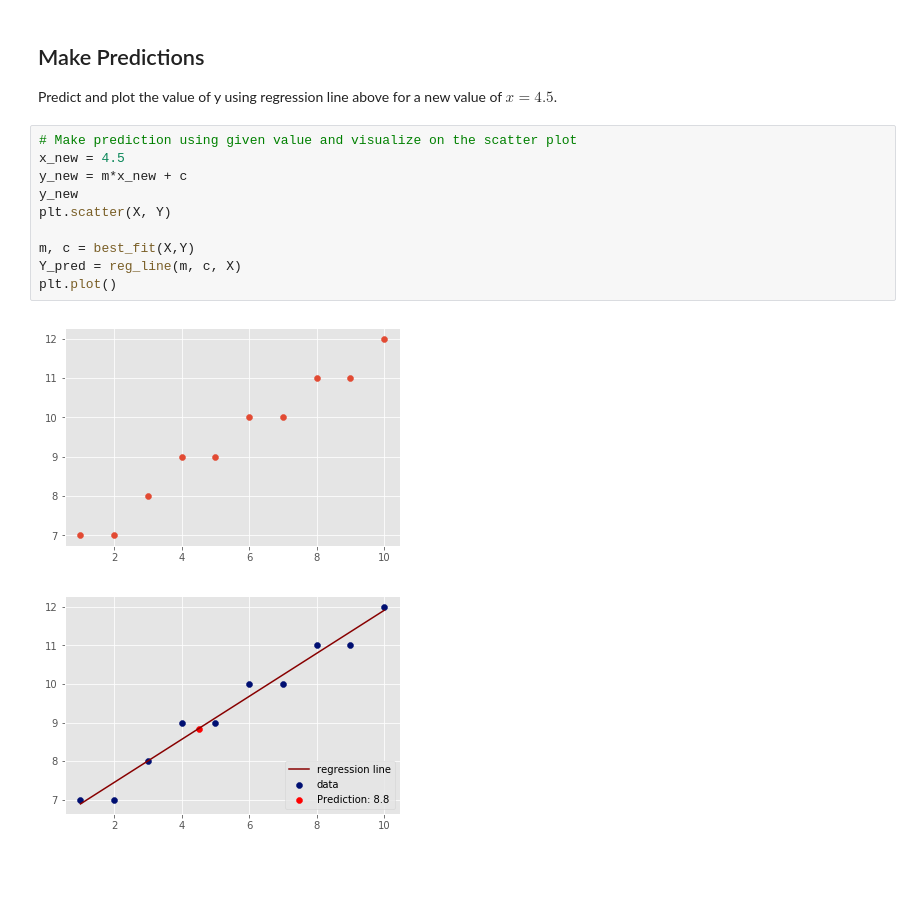
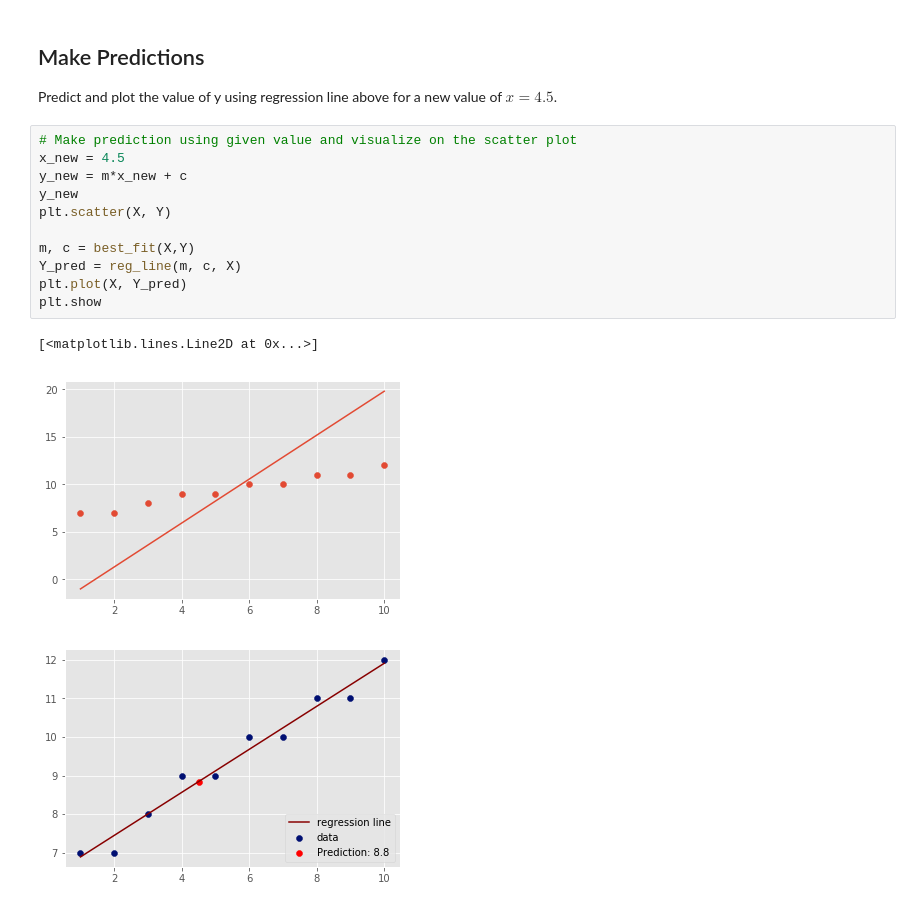
Before and after one commit to allaccountstaken/dsc-complete-regression-lab-dc-ds-060319, a Jupyter notebook: index.ipynb, the cells around one changed output. Cells and saved outputs as stored; diff of their text form; blank space fills up the shorter version.

```diff
--- a/index.ipynb
+++ b/index.ipynb
@@ -123,15 +123,17 @@ Predict and plot the value of y using regression line above for a new value of $
 # %%
 # Make prediction using given value and visualize on the scatter plot
 x_new = 4.5
 y_new = m*x_new + c
 y_new
 plt.scatter(X, Y)
 
 m, c = best_fit(X,Y)
 Y_pred = reg_line(m, c, X)
-plt.plot()
+plt.plot(X, Y_pred)
+plt.show
 # %% [output]
+[<matplotlib.lines.Line2D at 0x...>]
-[figure, old version]
+[figure, new version]
 # %%
 # %% [output]
 [figure]
```
